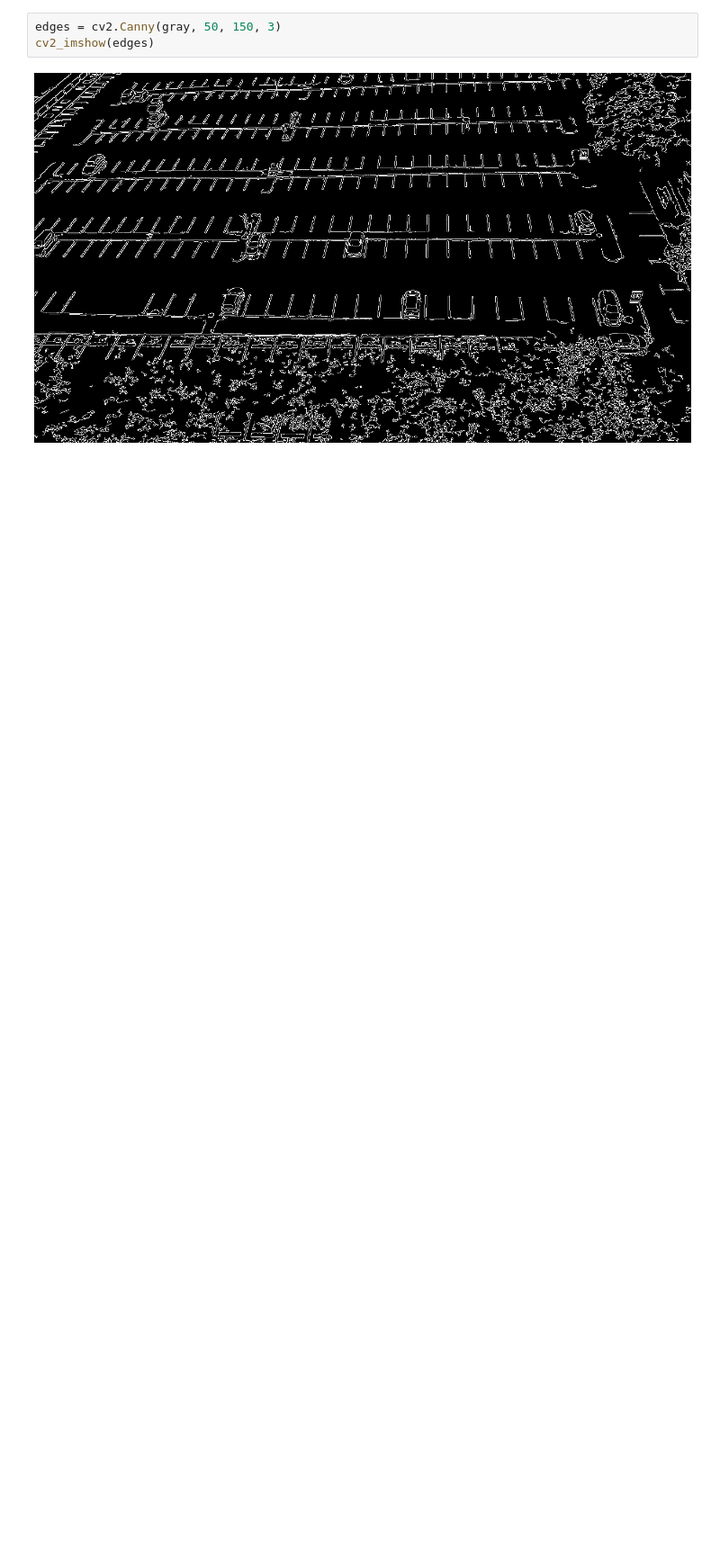
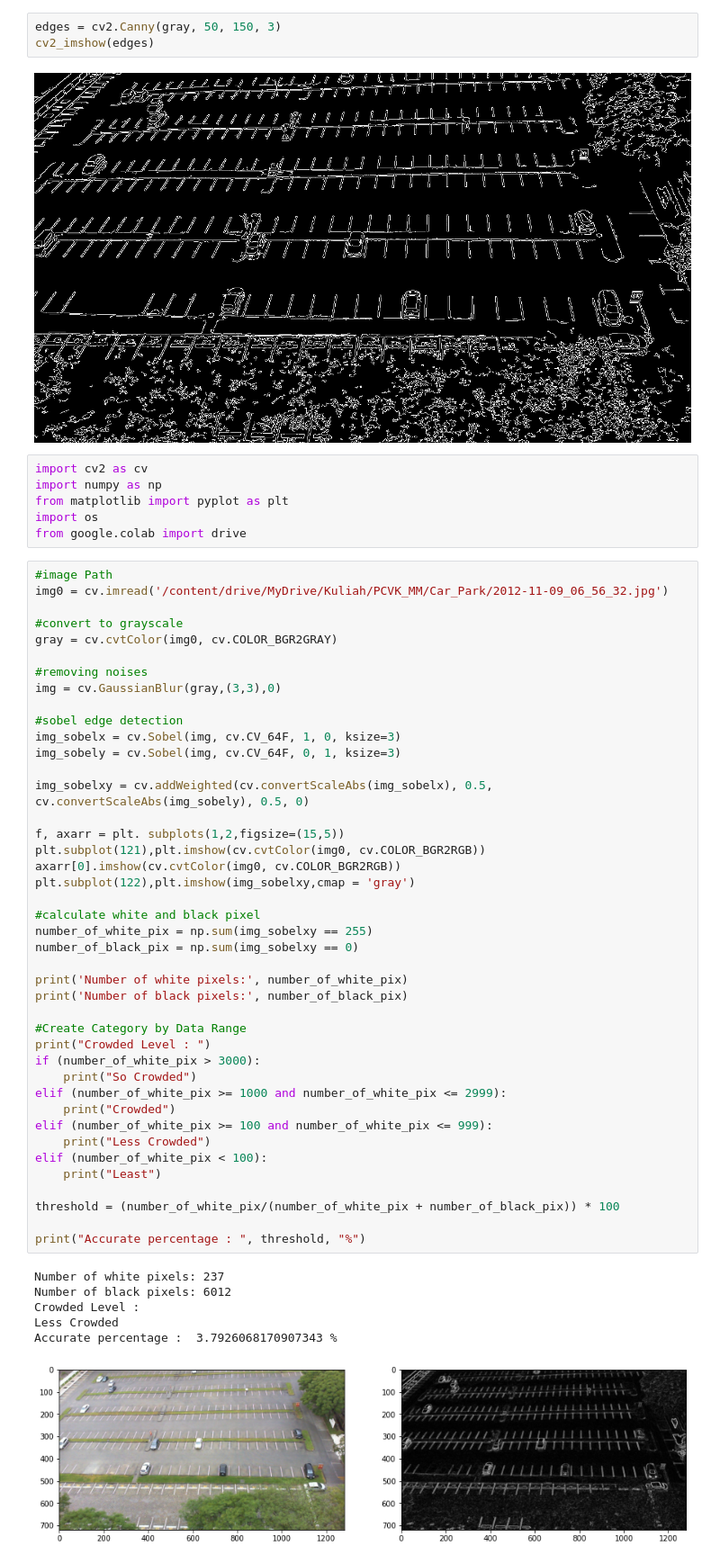
Before and after one commit to navisabdillah/PCVK_UAS, a Jupyter notebook: Car_Park.ipynb, the cells around one changed output. Shown at 90% size. Drawn from its saved outputs; the diff is of its cells as text; blank space fills up the shorter version.

```diff
--- a/Car_Park.ipynb
+++ b/Car_Park.ipynb
@@ -66,3 +66,58 @@ edges = cv2.Canny(gray, 50, 150, 3)
 cv2_imshow(edges)
 # %% [output]
 [figure]
+# %%
+import cv2 as cv
+import numpy as np
+from matplotlib import pyplot as plt
+import os
+from google.colab import drive
+# %%
+#image Path
+img0 = cv.imread('/content/drive/MyDrive/Kuliah/PCVK_MM/Car_Park/2012-11-09_06_56_32.jpg')
+
+#convert to grayscale
+gray = cv.cvtColor(img0, cv.COLOR_BGR2GRAY)
+
+#removing noises
+img = cv.GaussianBlur(gray,(3,3),0)
+
+#sobel edge detection
+img_sobelx = cv.Sobel(img, cv.CV_64F, 1, 0, ksize=3)
+img_sobely = cv.Sobel(img, cv.CV_64F, 0, 1, ksize=3)
+
+img_sobelxy = cv.addWeighted(cv.convertScaleAbs(img_sobelx), 0.5, cv.convertScaleAbs(img_sobely), 0.5, 0)
+
+f, axarr = plt. subplots(1,2,figsize=(15,5))
+plt.subplot(121),plt.imshow(cv.cvtColor(img0, cv.COLOR_BGR2RGB))
+axarr[0].imshow(cv.cvtColor(img0, cv.COLOR_BGR2RGB))
+plt.subplot(122),plt.imshow(img_sobelxy,cmap = 'gray')
+
+#calculate white and black pixel
+number_of_white_pix = np.sum(img_sobelxy == 255)
+number_of_black_pix = np.sum(img_sobelxy == 0)
+
+print('Number of white pixels:', number_of_white_pix)
+print('Number of black pixels:', number_of_black_pix)
+
+#Create Category by Data Range
+print("Crowded Level : ")
+if (number_of_white_pix > 3000):
+    print("So Crowded")
+elif (number_of_white_pix >= 1000 and number_of_white_pix <= 2999):
+    print("Crowded")
+elif (number_of_white_pix >= 100 and number_of_white_pix <= 999):
+    print("Less Crowded")
+elif (number_of_white_pix < 100):
+    print("Least")
+
+threshold = (number_of_white_pix/(number_of_white_pix + number_of_black_pix)) * 100
+
+print("Accurate percentage : ", threshold, "%")
+# %% [output]
+Number of white pixels: 237
+Number of black pixels: 6012
+Crowded Level :
+Less Crowded
+Accurate percentage :  3.7926068170907343 %
+[figure, added]
```
